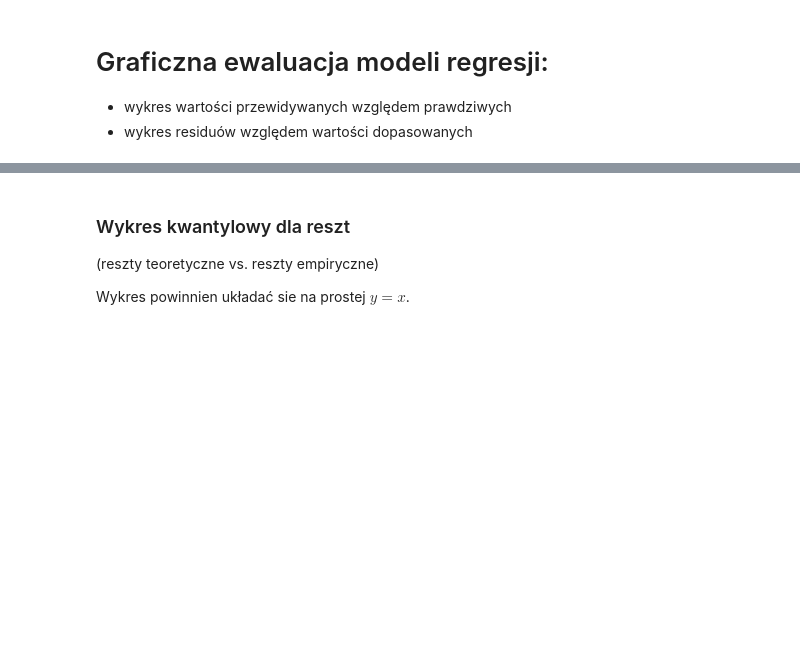
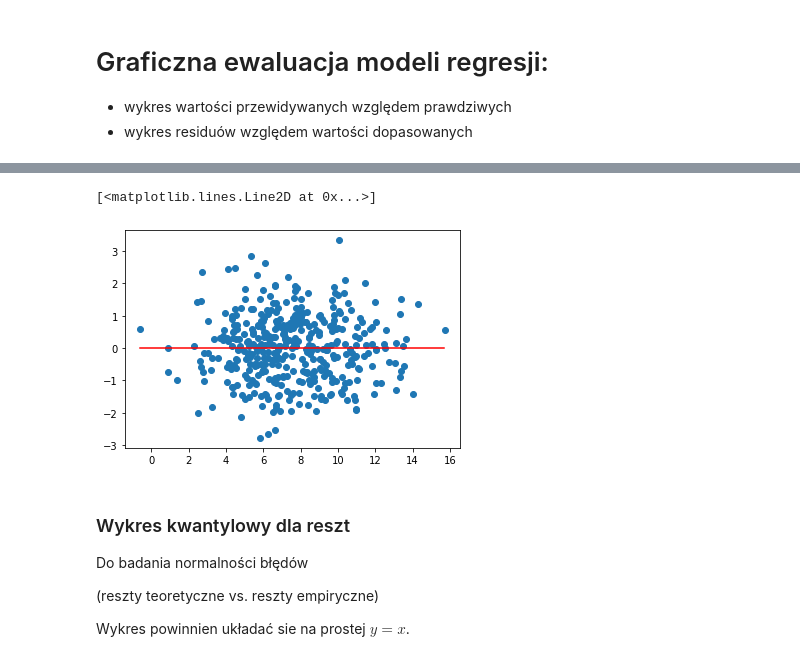
Before and after one commit to mdabrowski-phd/ds250223_regression, a Jupyter notebook: workshops/05_regresja/02_regresja_wielokrotna.ipynb, the cells around one changed output, grey strips where cells are left out. Drawn from its saved outputs; the diff is of its cells as text; code cells hidden in the pictures; blank space fills up the shorter version.

```diff
--- a/workshops/05_regresja/02_regresja_wielokrotna.ipynb
+++ b/workshops/05_regresja/02_regresja_wielokrotna.ipynb
@@ -82,5 +280,16 @@ Oba wykresy powinny układać się wokół zera.
+# %%
+#2 (i,ei)
+xrang = np.arange(fitted_red.fittedvalues.min(),fitted_red.fittedvalues.max(),0.1)
+plt.scatter(fitted_red.fittedvalues,fitted_red.resid)
+plt.plot(xrang,np.repeat(0,len(xrang)),color = 'red')
+#tu obydwa wykresy są ok
+# %% [output]
+[<matplotlib.lines.Line2D at 0x...>]
+[figure, added]
 # %% [markdown]
 ### Wykres kwantylowy dla reszt
+
+Do badania normalności błędów
 
 (reszty teoretyczne vs. reszty empiryczne)
 
```
Also changed, not shown: parts of 27 cells of this notebook.
